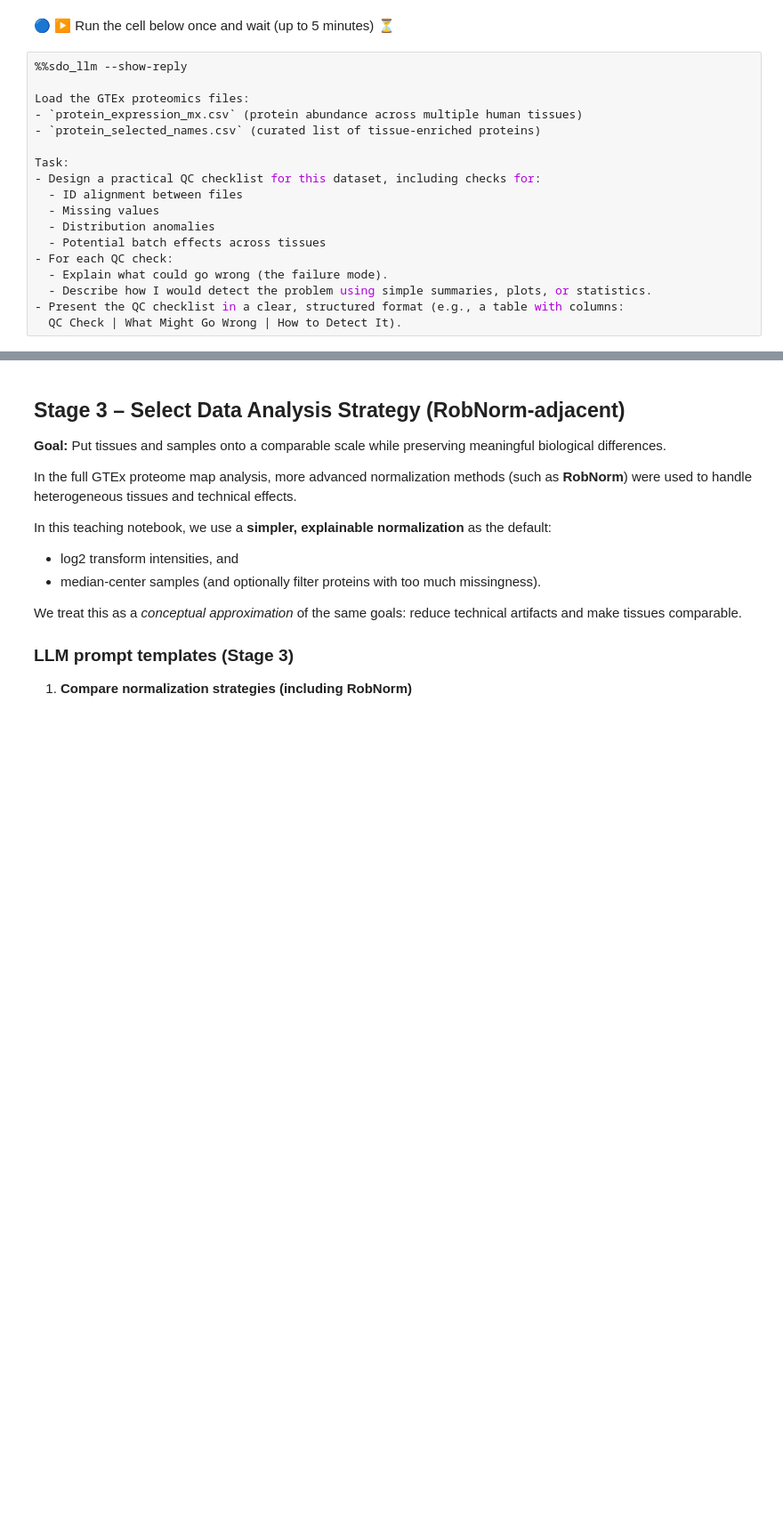
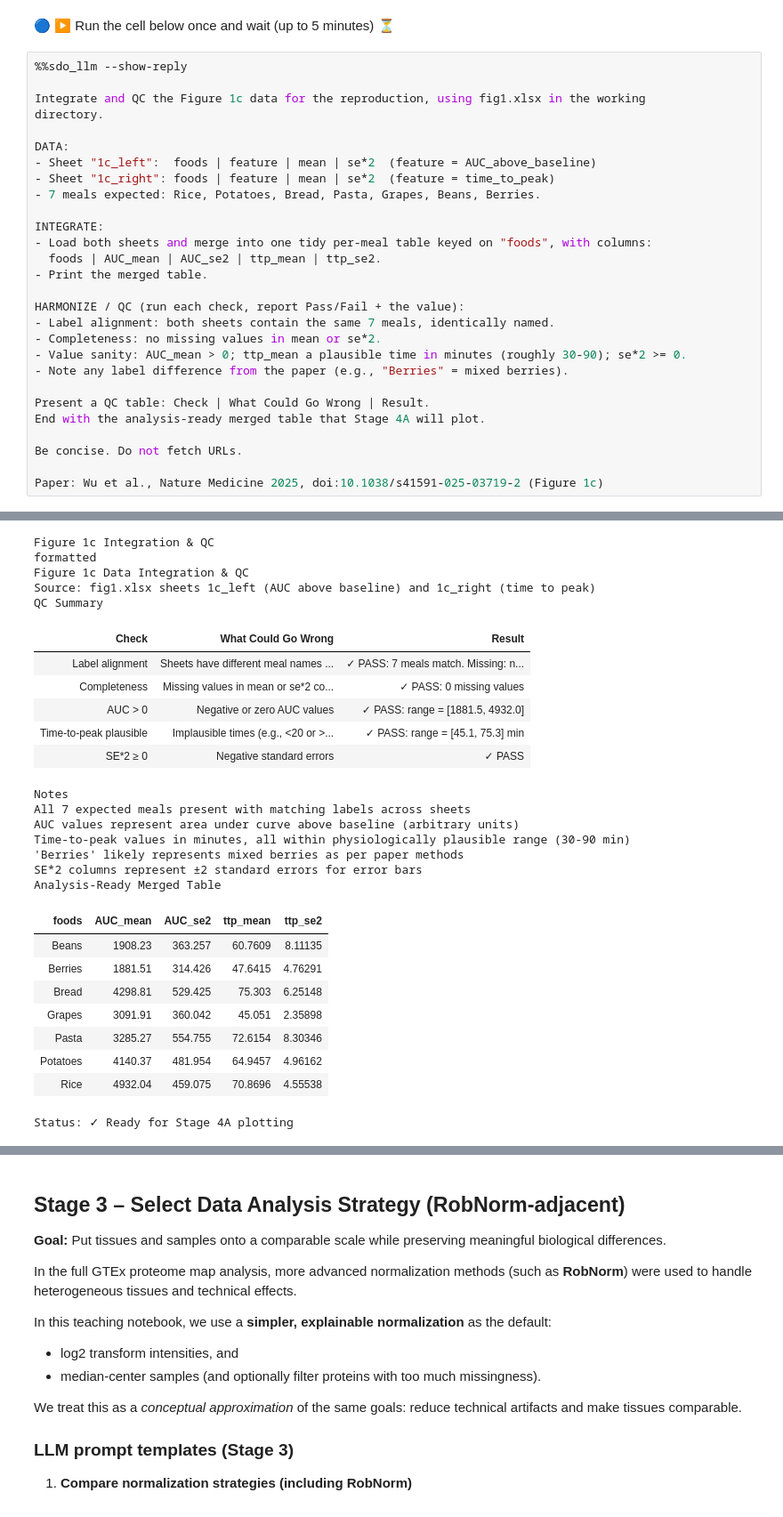
Before and after one commit to nick-allen21/cs273c-proj-spr26, a Jupyter notebook: Algorithmic_Thinking_and_Proteomics_Data_Pretty.ipynb, the cells around one changed output, grey strips where cells are left out. Shown at 89% size. Saved outputs shown, nothing was run; the diff lists cells and outputs as text; blank space fills up the shorter version.

Commit message:
Stage 2B: integrate & harmonize + verification

```diff
--- a/Algorithmic_Thinking_and_Proteomics_Data_Pretty.ipynb
+++ b/Algorithmic_Thinking_and_Proteomics_Data_Pretty.ipynb
@@ -562,18 +555,29 @@ Before comparing tissues, we need a <b>quality-control checklist</b>. This promp
 # %%
 %%sdo_llm --show-reply
 
-Load the GTEx proteomics files:
-- `protein_expression_mx.csv` (protein abundance across multiple human tissues)
-- `protein_selected_names.csv` (curated list of tissue-enriched proteins)
+Integrate and QC the Figure 1c data for the reproduction, using fig1.xlsx in the working
+directory.
 
-Task:
-- Design a practical QC checklist for this dataset, including checks for:
-  - ID alignment between files
-  - Missing values
-  - Distribution anomalies
-  - Potential batch effects across tissues
-- For each QC check:
-  - Explain what could go wrong (the failure mode).
-  - Describe how I would detect the problem using simple summaries, plots, or statistics.
-- Present the QC checklist in a clear, structured format (e.g., a table with columns:
-  QC Check | What Might Go Wrong | How to Detect It).
+DATA:
+- Sheet "1c_left":  foods | feature | mean | se*2  (feature = AUC_above_baseline)
+- Sheet "1c_right": foods | feature | mean | se*2  (feature = time_to_peak)
+- 7 meals expected: Rice, Potatoes, Bread, Pasta, Grapes, Beans, Berries.
+
+INTEGRATE:
+- Load both sheets and merge into one tidy per-meal table keyed on "foods", with columns:
+  foods | AUC_mean | AUC_se2 | ttp_mean | ttp_se2.
+- Print the merged table.
+
+HARMONIZE / QC (run each check, report Pass/Fail + the value):
+- Label alignment: both sheets contain the same 7 meals, identically named.
+- Completeness: no missing values in mean or se*2.
+- Value sanity: AUC_mean > 0; ttp_mean a plausible time in minutes (roughly 30-90); se*2 >= 0.
+- Note any label difference from the paper (e.g., "Berries" = mixed berries).
+
+Present a QC table: Check | What Could Go Wrong | Result.
+End with the analysis-ready merged table that Stage 4A will plot.
+
+Be concise. Do not fetch URLs.
+
+Paper: Wu et al., Nature Medicine 2025, doi:10.1038/s41591-025-03719-2 (Figure 1c)
+# %% [output]
@@ -580 +602,28 @@ Task:
+Figure 1c Integration & QC
+formatted
+Figure 1c Data Integration & QC
+Source: fig1.xlsx sheets 1c_left (AUC above baseline) and 1c_right (time to peak)
+QC Summary
+| Check | What Could Go Wrong | Result |
+| Label alignment | Sheets have different meal names ... | ✓ PASS: 7 meals match. Missing: n... |
+| Completeness | Missing values in mean or se*2 co... | ✓ PASS: 0 missing values |
+| AUC > 0 | Negative or zero AUC values | ✓ PASS: range = [1881.5, 4932.0] |
+| Time-to-peak plausible | Implausible times (e.g., <20 or >... | ✓ PASS: range = [45.1, 75.3] min |
+| SE*2 ≥ 0 | Negative standard errors | ✓ PASS |
+Notes
+All 7 expected meals present with matching labels across sheets
+AUC values represent area under curve above baseline (arbitrary units)
+Time-to-peak values in minutes, all within physiologically plausible range (30-90 min)
+'Berries' likely represents mixed berries as per paper methods
+SE*2 columns represent ±2 standard errors for error bars
+Analysis-Ready Merged Table
+| foods | AUC_mean | AUC_se2 | ttp_mean | ttp_se2 |
+| Beans | 1908.23 | 363.257 | 60.7609 | 8.11135 |
+| Berries | 1881.51 | 314.426 | 47.6415 | 4.76291 |
+| Bread | 4298.81 | 529.425 | 75.303 | 6.25148 |
+| Grapes | 3091.91 | 360.042 | 45.051 | 2.35898 |
+| Pasta | 3285.27 | 554.755 | 72.6154 | 8.30346 |
+| Potatoes | 4140.37 | 481.954 | 64.9457 | 4.96162 |
+| Rice | 4932.04 | 459.075 | 70.8696 | 4.55538 |
+Status: ✓ Ready for Stage 4A plotting
 # %% [markdown]
```
Also changed, not shown: parts of 3 cells of this notebook.
